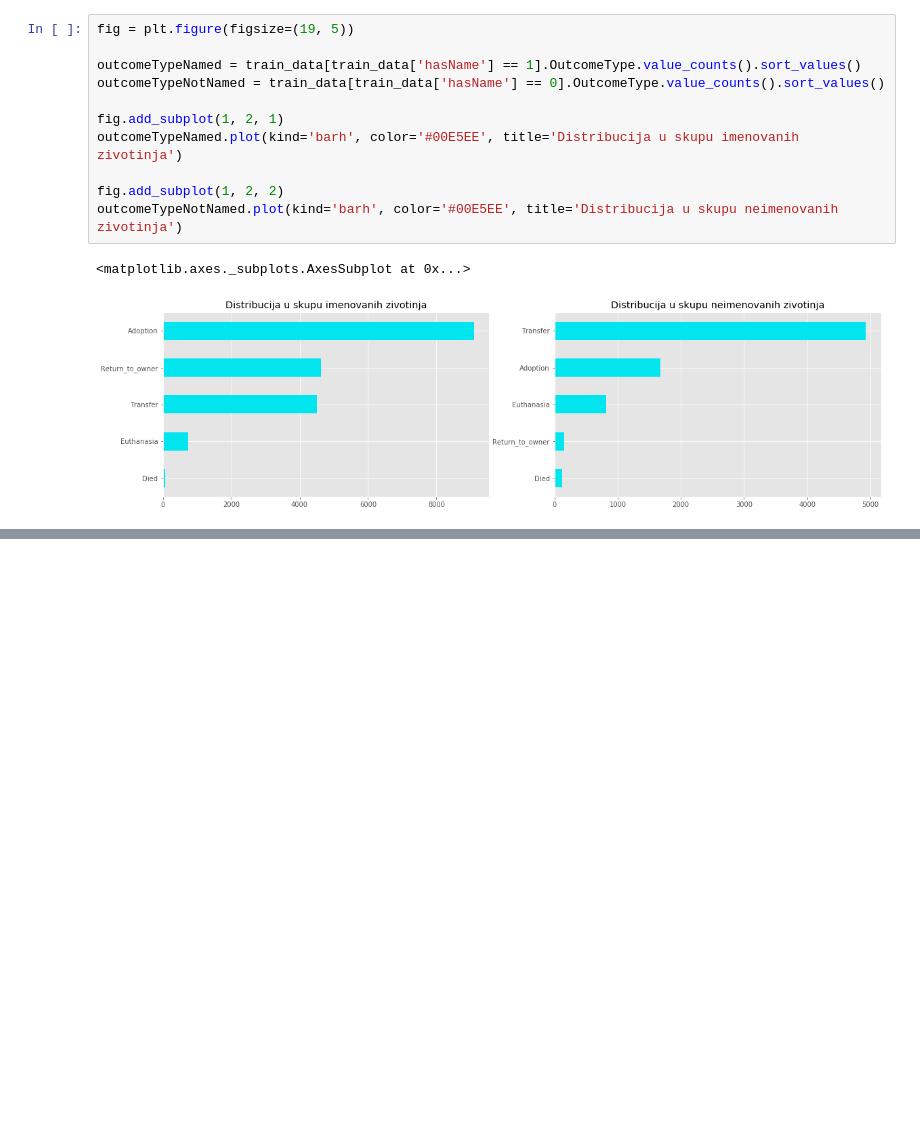
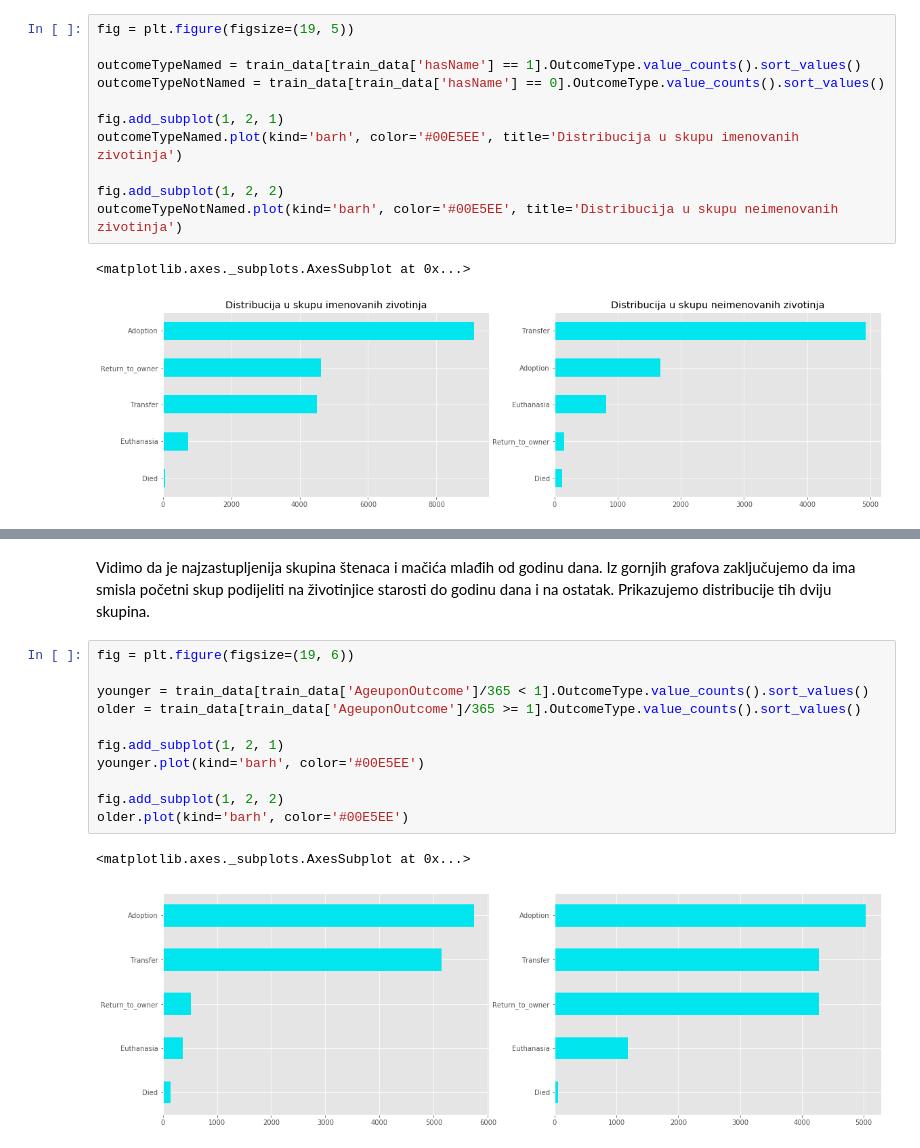
Before and after one commit to HrsakIva/StrojnoUcenje, a Jupyter notebook: pocetna_analiza.ipynb, the cells around one changed output, grey strips where cells are left out. Saved outputs shown, nothing was run; the diff lists cells and outputs as text; blank space fills up the shorter version.

```diff
--- a/pocetna_analiza.ipynb
+++ b/pocetna_analiza.ipynb
@@ -118,0 +150,16 @@ outcomeTypeNotNamed.plot(kind='barh', color='#00E5EE', title='Distribucija u sku
+# %% [markdown]
+Vidimo da je najzastupljenija skupina štenaca i mačića mlađih od godinu dana. Iz gornjih grafova zaključujemo da ima smisla početni skup podijeliti na životinjice starosti do godinu dana i na ostatak. Prikazujemo distribucije tih dviju skupina.
+# %%
+fig = plt.figure(figsize=(19, 6))
+
+younger = train_data[train_data['AgeuponOutcome']/365 < 1].OutcomeType.value_counts().sort_values()
+older = train_data[train_data['AgeuponOutcome']/365 >= 1].OutcomeType.value_counts().sort_values()
+
+fig.add_subplot(1, 2, 1)
+younger.plot(kind='barh', color='#00E5EE')
+
+fig.add_subplot(1, 2, 2)
+older.plot(kind='barh', color='#00E5EE')
+# %% [output]
+<matplotlib.axes._subplots.AxesSubplot at 0x...>
+[figure, added]
```
Also changed, not shown: parts of 11 cells of this notebook.
